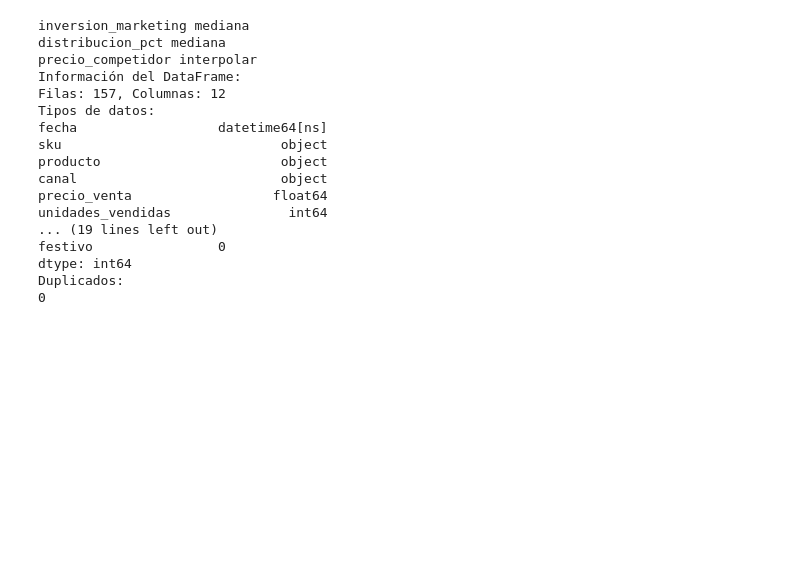
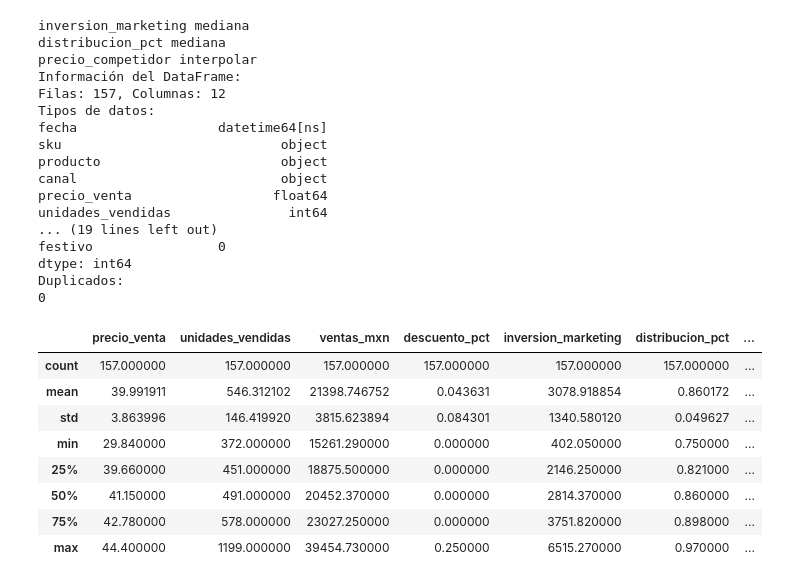
Before and after one commit to jc2727/Lumina, a Jupyter notebook: Notebooks/Framework_validation.ipynb, the cells around one changed output. Cells and saved outputs as stored; diff of their text form; code cells hidden in the pictures; blank space fills up the shorter version.

```diff
--- a/Notebooks/Framework_validation.ipynb
+++ b/Notebooks/Framework_validation.ipynb
@@ -93,3 +98,15 @@ festivo                0
 dtype: int64
 Duplicados:
 0
+# %%
+numeric_summary(df)
+# %% [output]
+|  | precio_venta | unidades_vendidas | ventas_mxn | descuento_pct | inversion_marketing | distribucion_pct | ... |
+| count | 157.000000 | 157.000000 | 157.000000 | 157.000000 | 157.000000 | 157.000000 | ... |
+| mean | 39.991911 | 546.312102 | 21398.746752 | 0.043631 | 3078.918854 | 0.860172 | ... |
+| std | 3.863996 | 146.419920 | 3815.623894 | 0.084301 | 1340.580120 | 0.049627 | ... |
+| min | 29.840000 | 372.000000 | 15261.290000 | 0.000000 | 402.050000 | 0.750000 | ... |
+| 25% | 39.660000 | 451.000000 | 18875.500000 | 0.000000 | 2146.250000 | 0.821000 | ... |
+| 50% | 41.150000 | 491.000000 | 20452.370000 | 0.000000 | 2814.370000 | 0.860000 | ... |
+| 75% | 42.780000 | 578.000000 | 23027.250000 | 0.000000 | 3751.820000 | 0.898000 | ... |
+| max | 44.400000 | 1199.000000 | 39454.730000 | 0.250000 | 6515.270000 | 0.970000 | ... |
```
Also changed, not shown: parts of 5 cells of this notebook, 1 other file.
